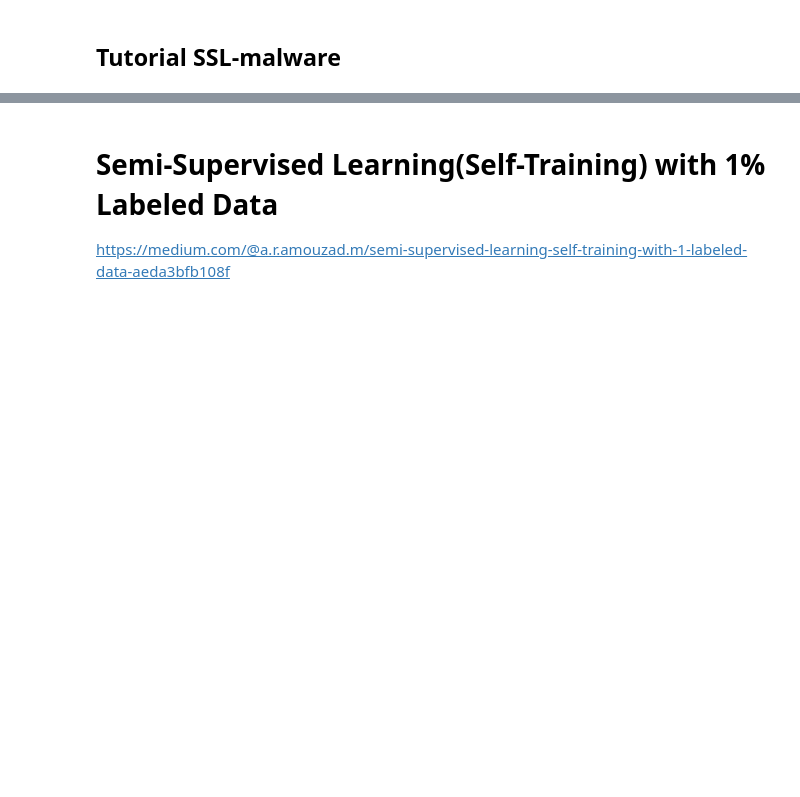
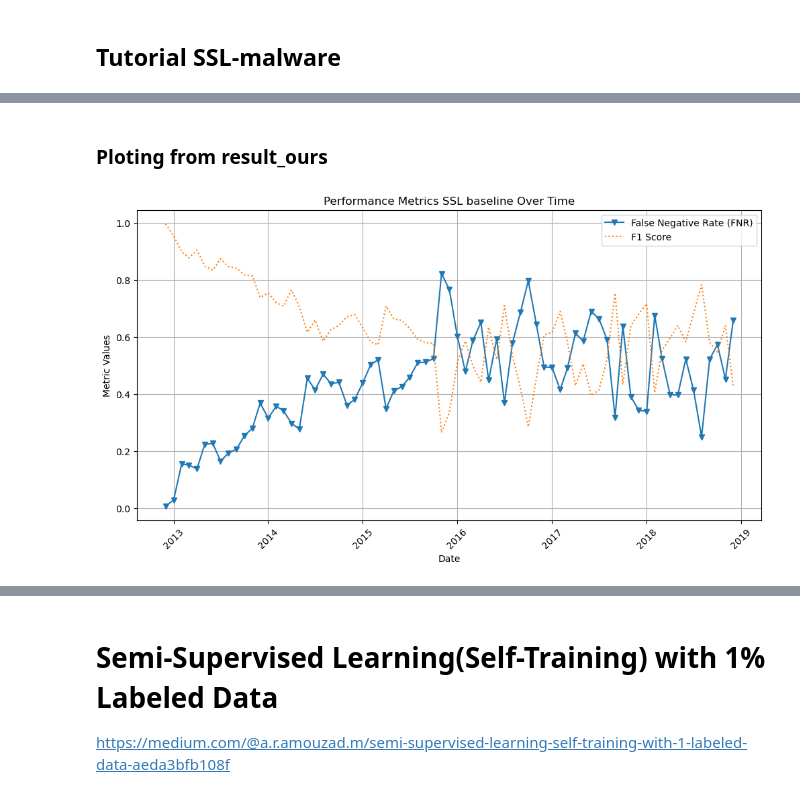
Before and after one commit to IQSeC-Lab/CITADEL, a Jupyter notebook: tutorial_for_SSL_malware.ipynb, the cells around one changed output, grey strips where cells are left out. Saved outputs shown, nothing was run; the diff lists cells and outputs as text; code cells hidden in the pictures; blank space fills up the shorter version.

Commit message:
run the baseline with our similarity based pseudo label

```diff
--- a/tutorial_for_SSL_malware.ipynb
+++ b/tutorial_for_SSL_malware.ipynb
@@ -383,0 +414,44 @@ unlabeled_indices = [22208, 23973, 8480, 23758, 8287, 11350, 18211, 12439, 25162
+# %% [markdown]
+### Ploting from result_ours
+# %%
+import pandas as pd
+import matplotlib.pyplot as plt
+
+# Load the CSV file
+file_path = "/home/mhaque3/myDir/SSL-malware/results_all/results_chen_wo_AL/gen_apigraph_cnt200_088_warm_lr0.003_sgd_step_0.95_e250_adam_wlr0.00015_we100_test_2013-01_2018-12_cnt200.csv"  # Change this to your actual file path
+df = pd.read_csv(file_path, sep="\t")
+
+# Convert the 'date' column to datetime format
+df["date"] = pd.to_datetime(df["date"], format="%Y-%m")
+
+# Set the date as the index
+df.set_index("date", inplace=True)
+
+# Plot the different metrics over time
+plt.figure(figsize=(12, 6))
+
+# Plot True Positive Rate (TPR) and True Negative Rate (TNR)
+# plt.plot(df.index, df["TPR"], label="True Positive Rate (TPR)", marker="o")
+# plt.plot(df.index, df["TNR"], label="True Negative Rate (TNR)", marker="s")
+
+# # Plot False Positive Rate (FPR) and False Negative Rate (FNR)
+# plt.plot(df.index, df["FPR"], label="False Positive Rate (FPR)", marker="^")
+plt.plot(df.index, df["FNR"], label="False Negative Rate (FNR)", marker="v")
+
+# Plot Accuracy (ACC), Precision (PREC), and F1 Score (F1)
+# plt.plot(df.index, df["ACC"], label="Accuracy (ACC)", linestyle="--")
+# plt.plot(df.index, df["PREC"], label="Precision (PREC)", linestyle="-.")
+plt.plot(df.index, df["F1"], label="F1 Score", linestyle=":")
+
+# Formatting the plot
+plt.xlabel("Date")
+plt.ylabel("Metric Values")
+plt.title("Performance Metrics SSL baseline Over Time")
+plt.legend()
+plt.xticks(rotation=45)
+plt.grid(True)
+
+# Show the plot
+plt.show()
+# %% [output]
+[figure, added]
```
Also changed, not shown: parts of 5 cells of this notebook, 7 other files.
